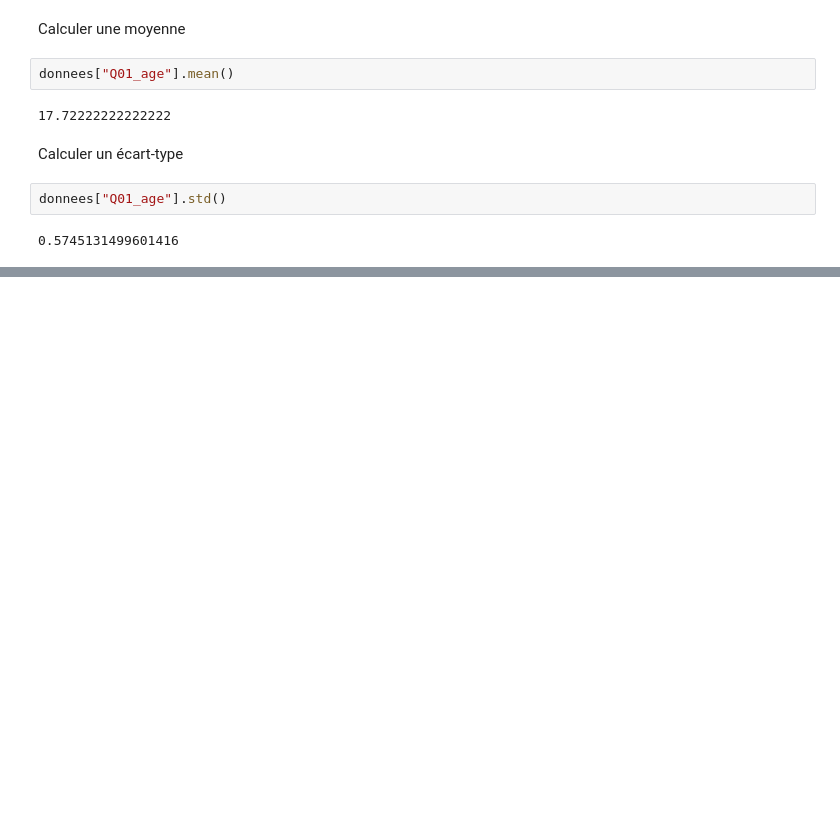
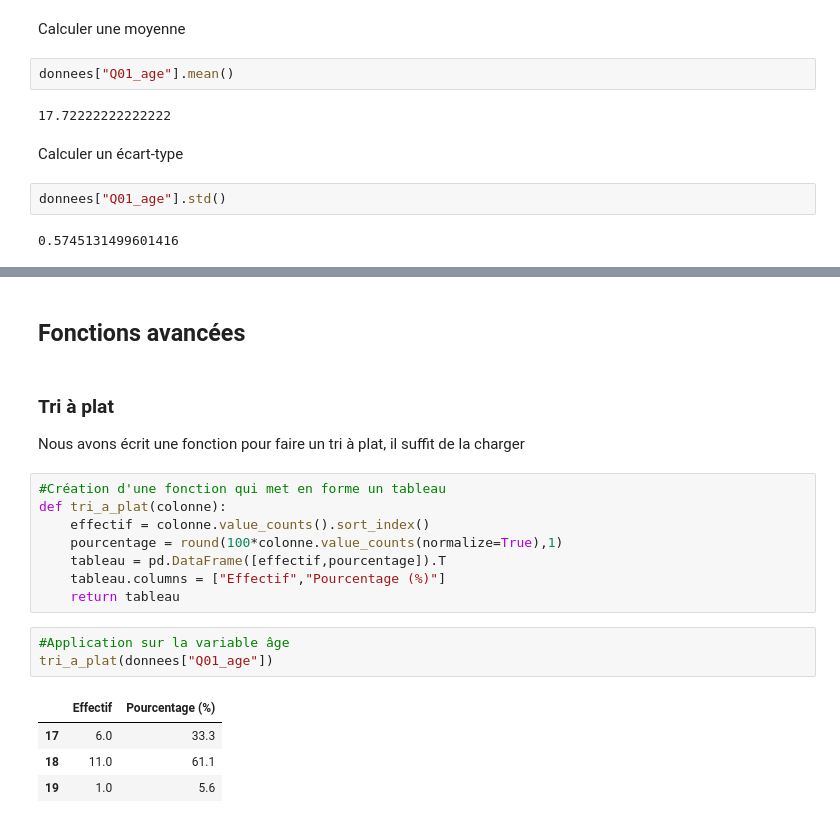
Before and after one commit to emilienschultz/mathSHS, a Jupyter notebook: Mémo des commandes Python.ipynb, the cells around one changed output, grey strips where cells are left out. Drawn from its saved outputs; the diff is of its cells as text; blank space fills up the shorter version.

```diff
--- a/Mémo des commandes Python.ipynb
+++ b/Mémo des commandes Python.ipynb
@@ -155,0 +333,22 @@ donnees["Q01_age"].std()
+# %% [markdown]
+## Fonctions avancées
+# %% [markdown]
+### Tri à plat
+
+Nous avons écrit une fonction pour faire un tri à plat, il suffit de la charger
+# %%
+#Création d'une fonction qui met en forme un tableau
+def tri_a_plat(colonne):
+    effectif = colonne.value_counts().sort_index()
+    pourcentage = round(100*colonne.value_counts(normalize=True),1)
+    tableau = pd.DataFrame([effectif,pourcentage]).T
+    tableau.columns = ["Effectif","Pourcentage (%)"]
+    return tableau
+# %%
+#Application sur la variable âge
+tri_a_plat(donnees["Q01_age"])
+# %% [output]
+|  | Effectif | Pourcentage (%) |
+| 17 | 6.0 | 33.3 |
+| 18 | 11.0 | 61.1 |
+| 19 | 1.0 | 5.6 |
```
Also changed, not shown: parts of 30 cells of this notebook, 2 other files.
